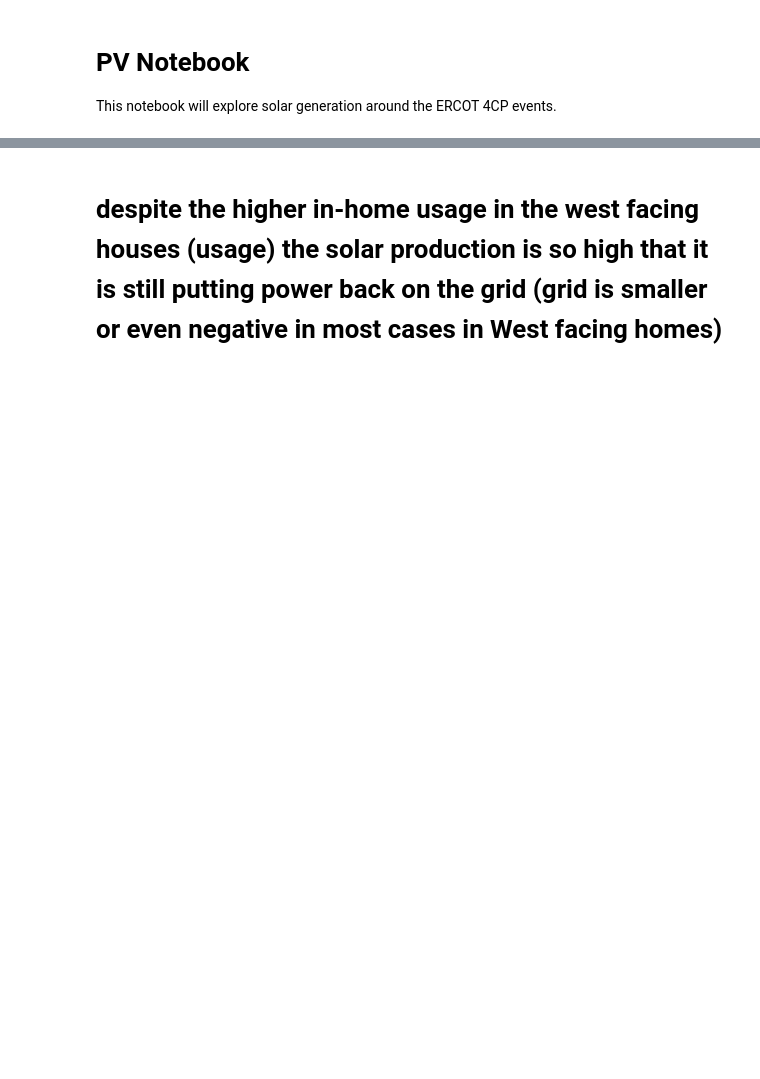
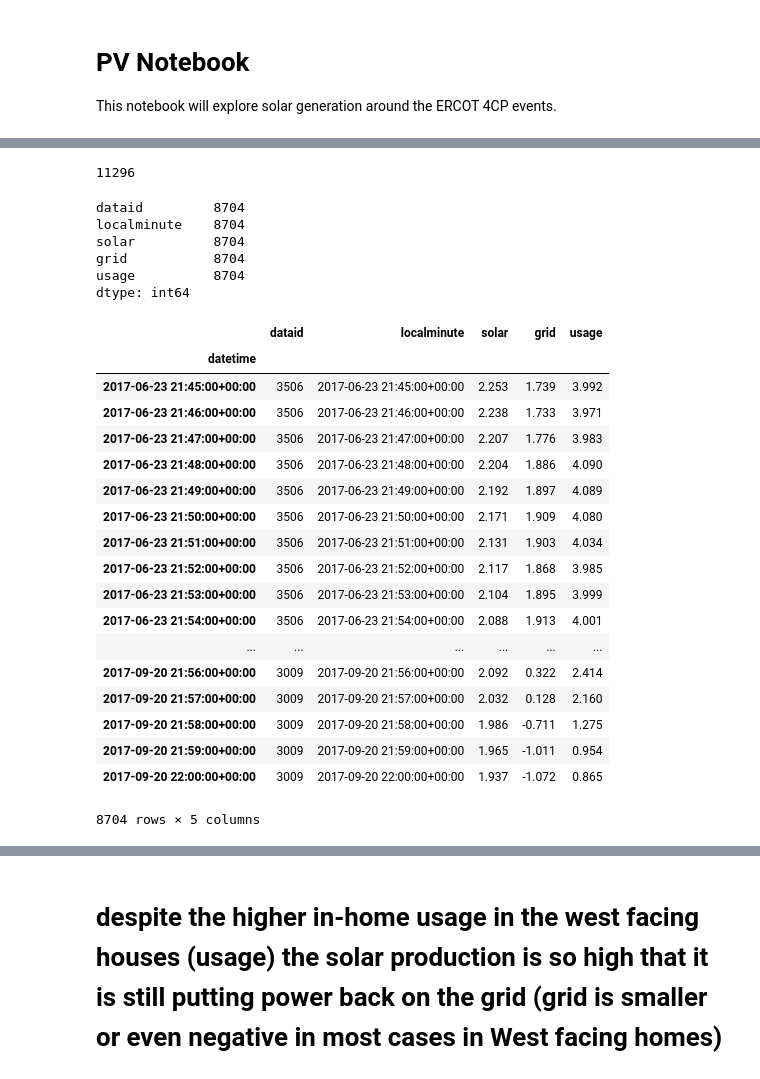
Before and after one commit to Pecan-Street/JupyterHub-Examples, a Jupyter notebook: PV-4CP.ipynb, the cells around one changed output, grey strips where cells are left out. Drawn from its saved outputs; the diff is of its cells as text; code cells hidden in the pictures; blank space fills up the shorter version.

```diff
--- a/PV-4CP.ipynb
+++ b/PV-4CP.ipynb
@@ -100,11 +153,52 @@ df2.head(15)
-# %%
-df2 = df2.dropna()
+# %%
+#Total number of records in the dataset
+df2['dataid'].count()
+# %% [output]
+11296
+# %%
+#Checking completeness of data. We will consider only those homes that have 100% data for the CP dates
+data = df2.groupby(['dataid']).size().reset_index(name='counts')
+data['perc'] = (data['counts']/256)*100
+ndata = data[data['perc'] == 100]
+final_dataids = ndata['dataid']
+
+df3=df2.loc[df2['dataid'].isin(final_dataids)]
+df3.count()
+# %% [output]
+dataid         8704
+localminute    8704
+solar          8704
+grid           8704
+usage          8704
+dtype: int64
+# %%
+df3 = df3.dropna()
 # %%
 # convert localminute to pandas datetime type
-df2['datetime'] = pd.to_datetime(df2['localminute'])
+df3['datetime'] = pd.to_datetime(df3['localminute'])
 
 # and set as index
-df2 = df2.set_index('datetime')
-df2
+df3 = df3.set_index('datetime')
+df3
+# %% [output]
+|  | dataid | localminute | solar | grid | usage |
+| datetime |  |  |  |  |  |
+| 2017-06-23 21:45:00+00:00 | 3506 | 2017-06-23 21:45:00+00:00 | 2.253 | 1.739 | 3.992 |
+| 2017-06-23 21:46:00+00:00 | 3506 | 2017-06-23 21:46:00+00:00 | 2.238 | 1.733 | 3.971 |
+| 2017-06-23 21:47:00+00:00 | 3506 | 2017-06-23 21:47:00+00:00 | 2.207 | 1.776 | 3.983 |
+| 2017-06-23 21:48:00+00:00 | 3506 | 2017-06-23 21:48:00+00:00 | 2.204 | 1.886 | 4.090 |
+| 2017-06-23 21:49:00+00:00 | 3506 | 2017-06-23 21:49:00+00:00 | 2.192 | 1.897 | 4.089 |
+| 2017-06-23 21:50:00+00:00 | 3506 | 2017-06-23 21:50:00+00:00 | 2.171 | 1.909 | 4.080 |
+| 2017-06-23 21:51:00+00:00 | 3506 | 2017-06-23 21:51:00+00:00 | 2.131 | 1.903 | 4.034 |
+| 2017-06-23 21:52:00+00:00 | 3506 | 2017-06-23 21:52:00+00:00 | 2.117 | 1.868 | 3.985 |
+| 2017-06-23 21:53:00+00:00 | 3506 | 2017-06-23 21:53:00+00:00 | 2.104 | 1.895 | 3.999 |
+| 2017-06-23 21:54:00+00:00 | 3506 | 2017-06-23 21:54:00+00:00 | 2.088 | 1.913 | 4.001 |
+| ... | ... | ... | ... | ... | ... |
+| 2017-09-20 21:56:00+00:00 | 3009 | 2017-09-20 21:56:00+00:00 | 2.092 | 0.322 | 2.414 |
+| 2017-09-20 21:57:00+00:00 | 3009 | 2017-09-20 21:57:00+00:00 | 2.032 | 0.128 | 2.160 |
+| 2017-09-20 21:58:00+00:00 | 3009 | 2017-09-20 21:58:00+00:00 | 1.986 | -0.711 | 1.275 |
+| 2017-09-20 21:59:00+00:00 | 3009 | 2017-09-20 21:59:00+00:00 | 1.965 | -1.011 | 0.954 |
+| 2017-09-20 22:00:00+00:00 | 3009 | 2017-09-20 22:00:00+00:00 | 1.937 | -1.072 | 0.865 |
+8704 rows × 5 columns
 # %%
 # group by month and dataid and take the mean of solar, grid, and usage within those groups
```
Also changed, not shown: parts of 10 cells of this notebook.
